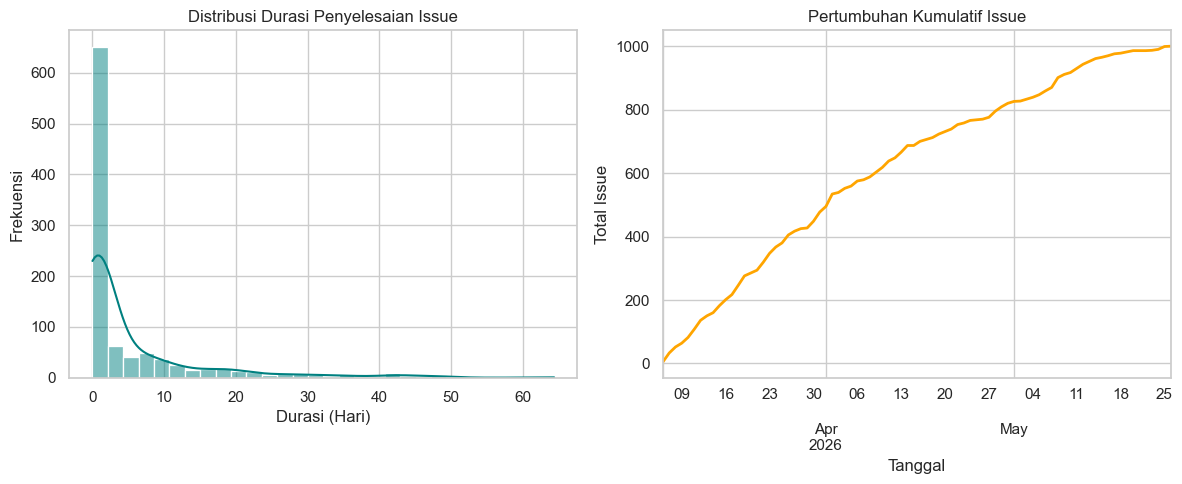
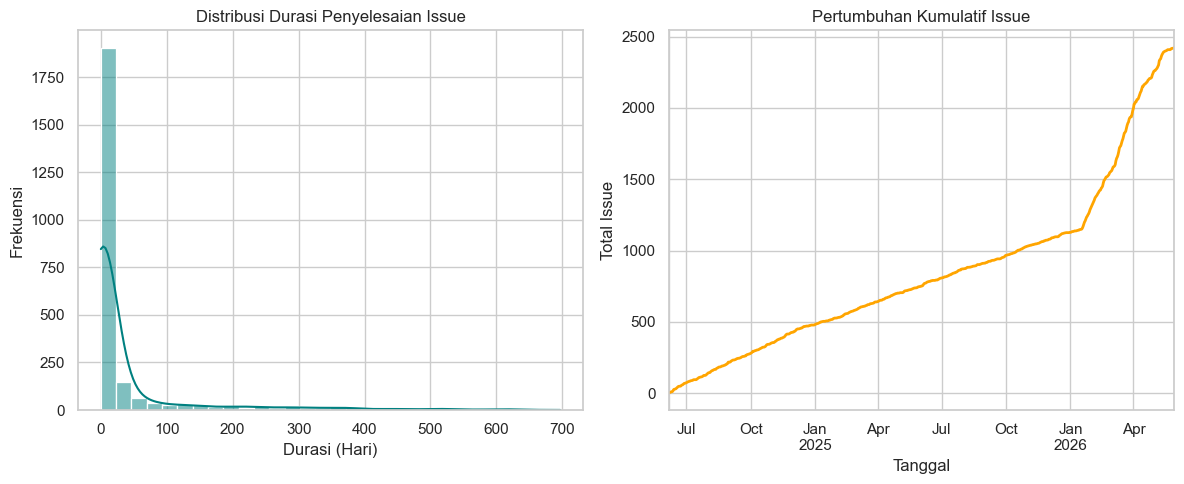
Code edit (unified diff) that turned the first committed figure into the second:
--- before
+++ after
@@ -7,5 +7,5 @@
 # GRAFIK 1: Distribusi Waktu Penyelesaian (Histogram)
 plt.subplot(1, 2, 1)
-sns.histplot(df_clean['duration_days'], bins=30, kde=True, color='teal')
+sns.histplot(df_final['duration_days'], bins=30, kde=True, color='teal')
 plt.title('Distribusi Durasi Penyelesaian Issue', fontsize=12)
 plt.xlabel('Durasi (Hari)')
@@ -14,5 +14,5 @@
 # GRAFIK 2: Tren Kumulatif Issue Dibuat (Time Series)
 plt.subplot(1, 2, 2) # Grafik kanan
-df_clean.set_index('created_at').resample('D').size().cumsum().plot(color='orange', lw=2)
+df_final.set_index('created_at').resample('D').size().cumsum().plot(color='orange', lw=2)
 plt.title('Pertumbuhan Kumulatif Issue', fontsize=12)
 plt.xlabel('Tanggal')
@@ -24,4 +24,4 @@
 print("-" * 30)
 print("STATISTIK DESKRIPTIF UNTUK MEMBER B:")
-print(df_clean['duration_days'].describe())
+print(df_final['duration_days'].describe())
 print("-" * 30)

Commit: fix: perbaikan path OS absolut ke relatif